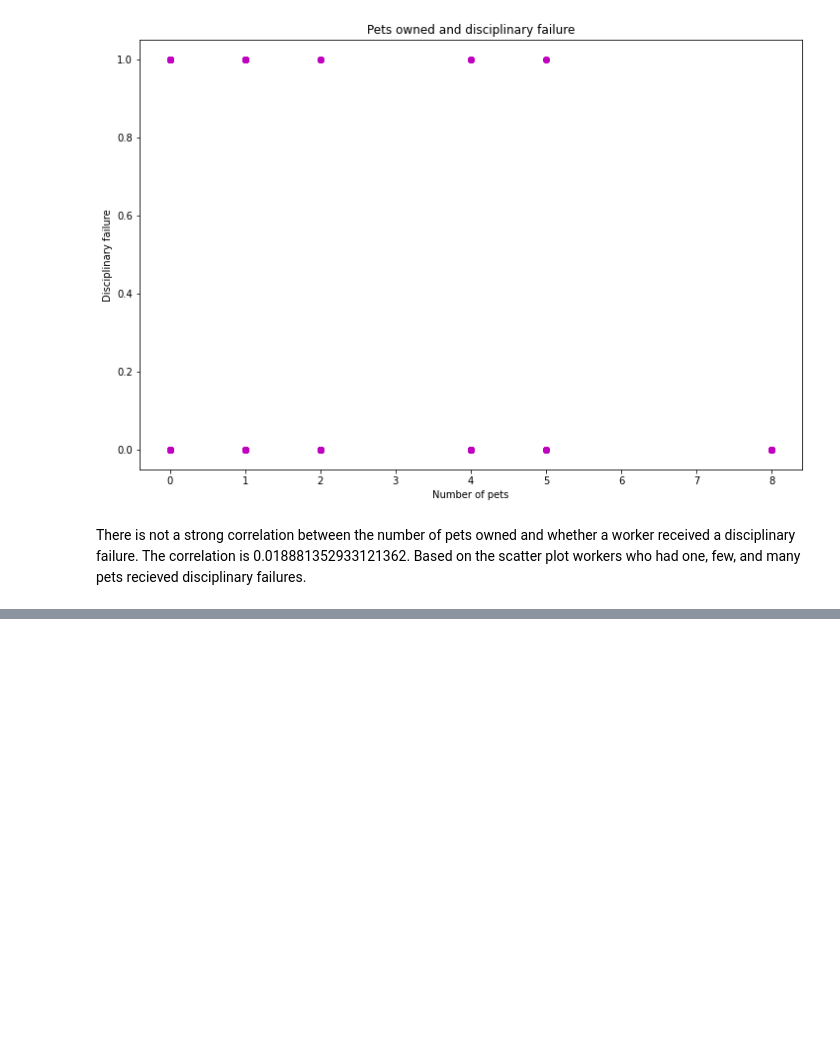
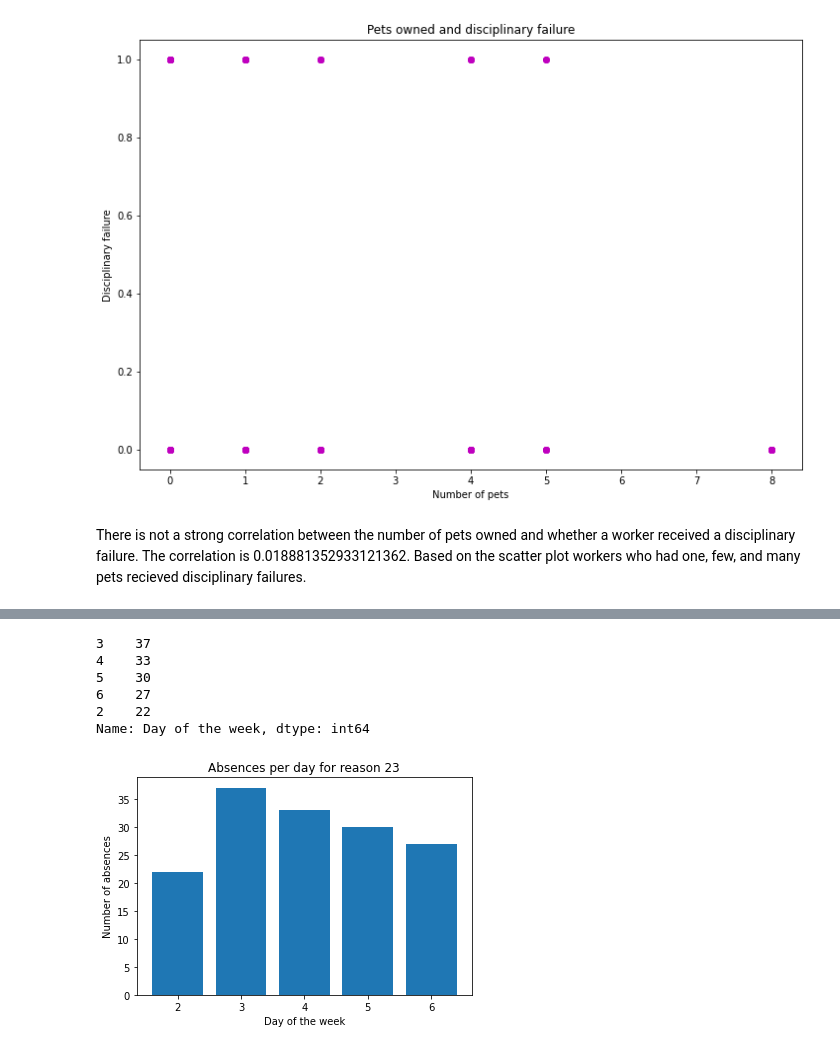
Before and after one commit to molly-rusk/correlation-trials, a Jupyter notebook: Correlation_Trials_Notebook.ipynb, the cells around one changed output, grey strips where cells are left out. Drawn from its saved outputs; the diff is of its cells as text; code cells hidden in the pictures; blank space fills up the shorter version.

```diff
--- a/Correlation_Trials_Notebook.ipynb
+++ b/Correlation_Trials_Notebook.ipynb
@@ -361,0 +444,21 @@ There is not a strong correlation between the number of pets owned and whether a
+# %%
+reasoncounts = topreason['Day of the week'].value_counts()
+reasoncounts
+# %% [output]
+3    37
+4    33
+5    30
+6    27
+2    22
+Name: Day of the week, dtype: int64
+# %%
+counts = [22,37,33,30,27]
+dayofweek = [2,3,4,5,6]
+# %%
+plt.bar(dayofweek, counts)
+plt.xlabel('Day of the week')
+plt.ylabel('Number of absences')
+plt.title('Absences per day for reason 23')
+plt.show()
+# %% [output]
+[figure, added]
```
Also changed, not shown: parts of 26 cells of this notebook.
